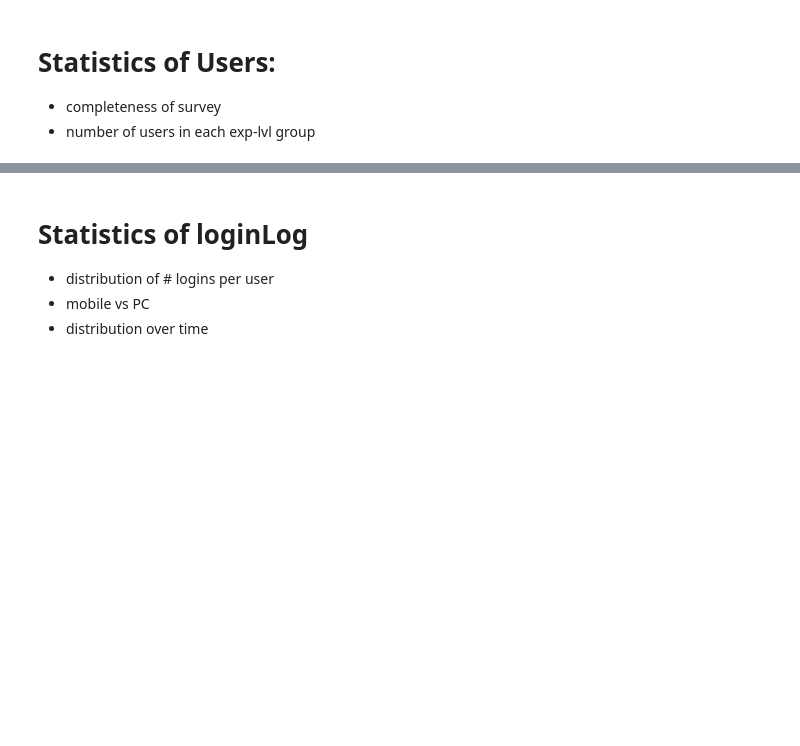
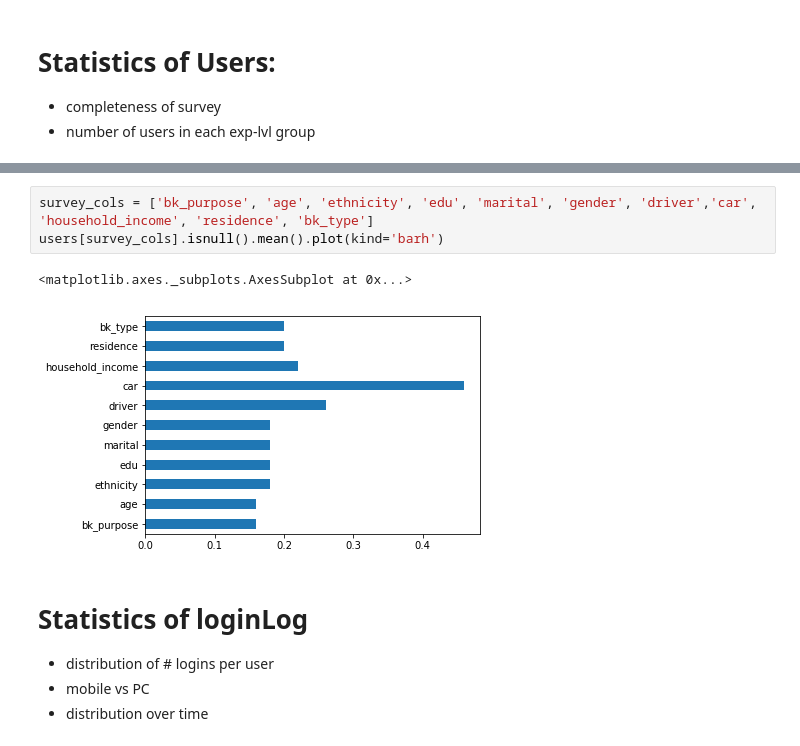
Before and after one commit to JHWu92/Cycling_safety, a Jupyter notebook: rating_platform/database report.ipynb, the cells around one changed output, grey strips where cells are left out. Drawn from its saved outputs; the diff is of its cells as text; blank space fills up the shorter version.

```diff
--- a/rating_platform/database report.ipynb
+++ b/rating_platform/database report.ipynb
@@ -45,3 +61,9 @@ dfs['Users']
+# %%
+survey_cols = ['bk_purpose', 'age', 'ethnicity', 'edu', 'marital', 'gender', 'driver','car', 'household_income', 'residence', 'bk_type']
+users[survey_cols].isnull().mean().plot(kind='barh')
+# %% [output]
+<matplotlib.axes._subplots.AxesSubplot at 0x...>
+[figure, added]
 # %% [markdown]
 # Statistics of loginLog
 
```
Also changed, not shown: parts of 26 cells of this notebook.
